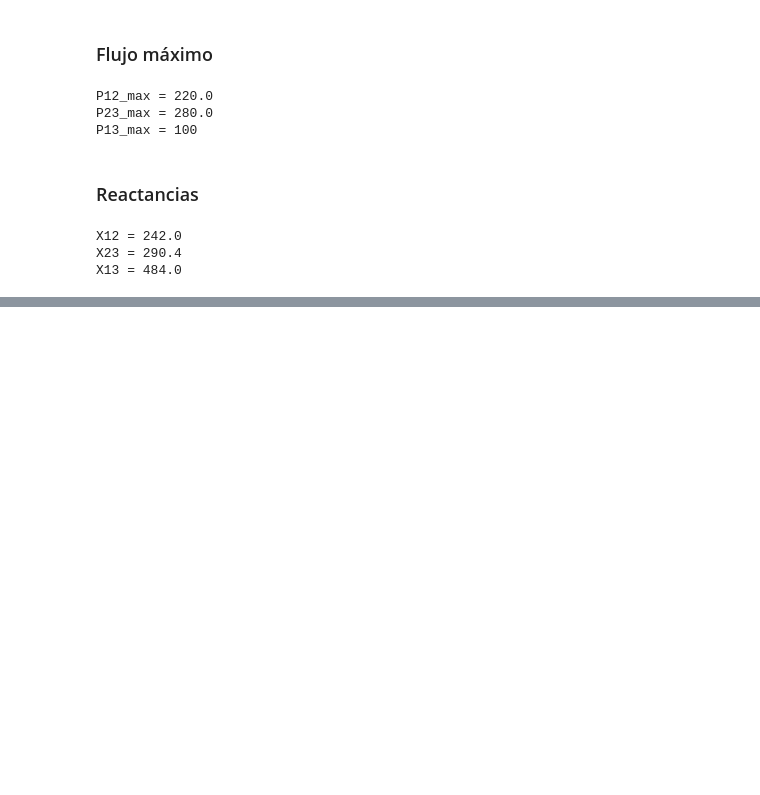
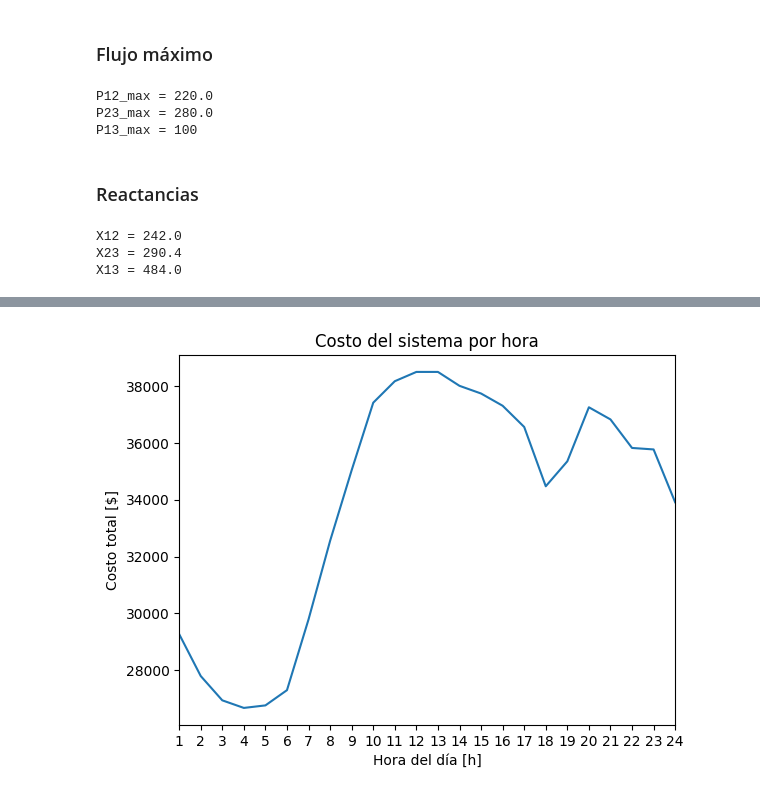
Before and after one commit to pabloajimenezc/Tarea_2_OSEP_2023_1, a Jupyter notebook: T2.ipynb, the cells around one changed output, grey strips where cells are left out. Cells and saved outputs as stored; diff of their text form; code cells hidden in the pictures; blank space fills up the shorter version.

```diff
--- a/T2.ipynb
+++ b/T2.ipynb
@@ -418,0 +386,11 @@ t3 = 16892.116564898
+# %%
+plt.plot(horas, C_dia)
+plt.xlabel("Hora del día [h]")
+plt.ylabel("Costo total [$]")
+plt.xlim([1, 24])
+plt.ylim(0)
+plt.xticks(list(range(1,25)))
+plt.title("Costo del sistema por hora")
+plt.show()
+# %% [output]
+[figure, added]
```
Also changed, not shown: parts of 38 cells of this notebook.
